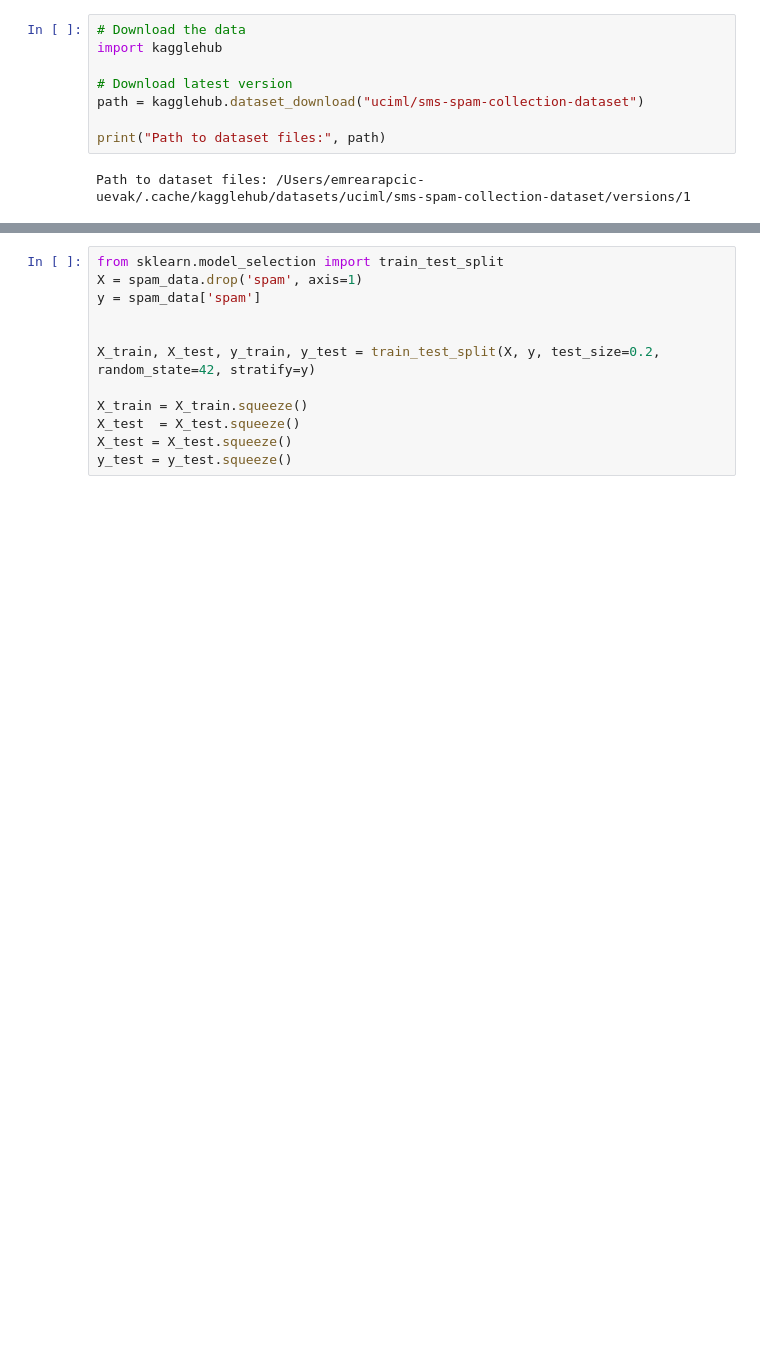
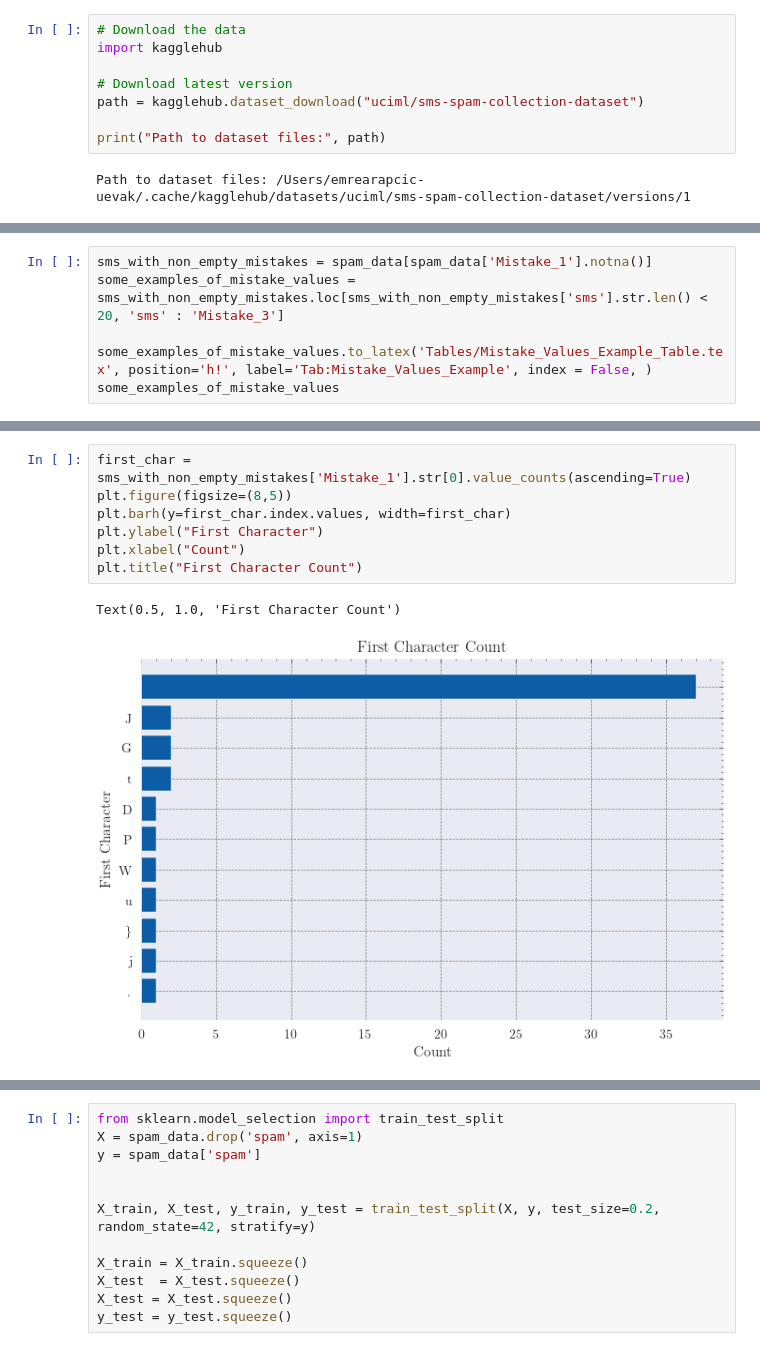
Before and after one commit to EmreArapcicUevak/AID201-Project-Spam-Detection, a Jupyter notebook: Main.ipynb, the cells around one changed output, grey strips where cells are left out. Cells and saved outputs as stored; diff of their text form; blank space fills up the shorter version.

```diff
--- a/Main.ipynb
+++ b/Main.ipynb
@@ -73,0 +60,6 @@ plt.pie(x=spam_data_count, autopct="%1.1f%%", labels=['Spam' if s else 'Ham' for
+# %%
+sms_with_non_empty_mistakes = spam_data[spam_data['Mistake_1'].notna()]
+some_examples_of_mistake_values = sms_with_non_empty_mistakes.loc[sms_with_non_empty_mistakes['sms'].str.len() < 20, 'sms' : 'Mistake_3']
+
+some_examples_of_mistake_values.to_latex('Tables/Mistake_Values_Example_Table.tex', position='h!', label='Tab:Mistake_Values_Example', index = False, )
+some_examples_of_mistake_values
@@ -73,0 +72,10 @@ plt.pie(x=spam_data_count, autopct="%1.1f%%", labels=['Spam' if s else 'Ham' for
+# %%
+first_char = sms_with_non_empty_mistakes['Mistake_1'].str[0].value_counts(ascending=True)
+plt.figure(figsize=(8,5))
+plt.barh(y=first_char.index.values, width=first_char)
+plt.ylabel("First Character")
+plt.xlabel("Count")
+plt.title("First Character Count")
+# %% [output]
+Text(0.5, 1.0, 'First Character Count')
+[figure, added]
```
Also changed, not shown: parts of 19 cells of this notebook.
